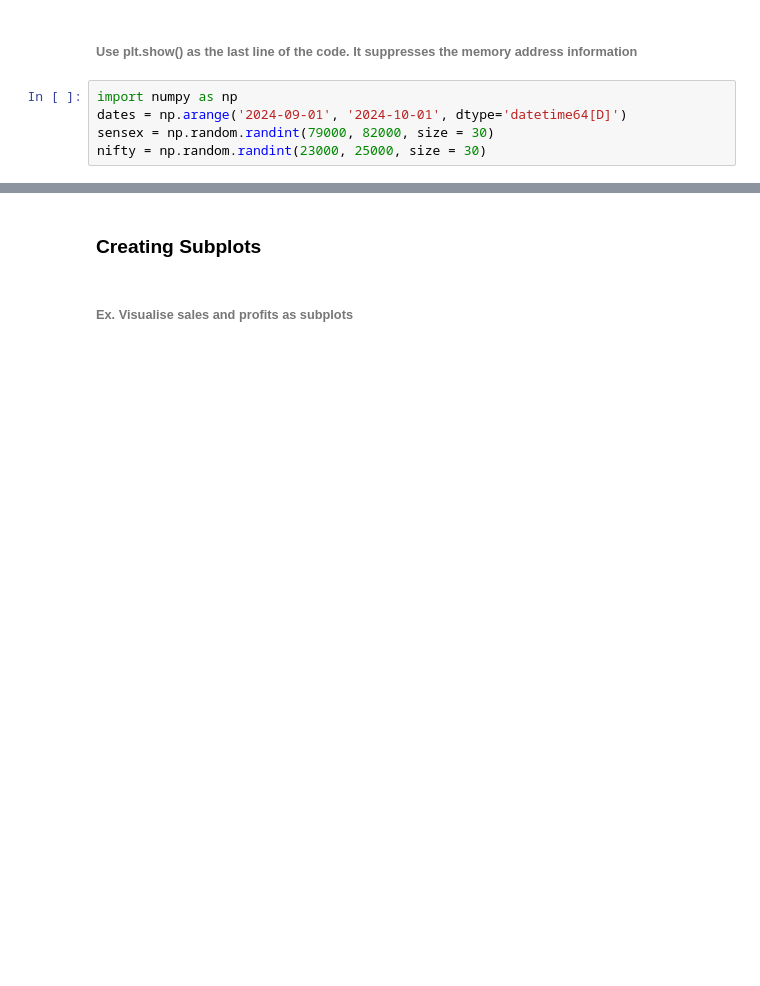
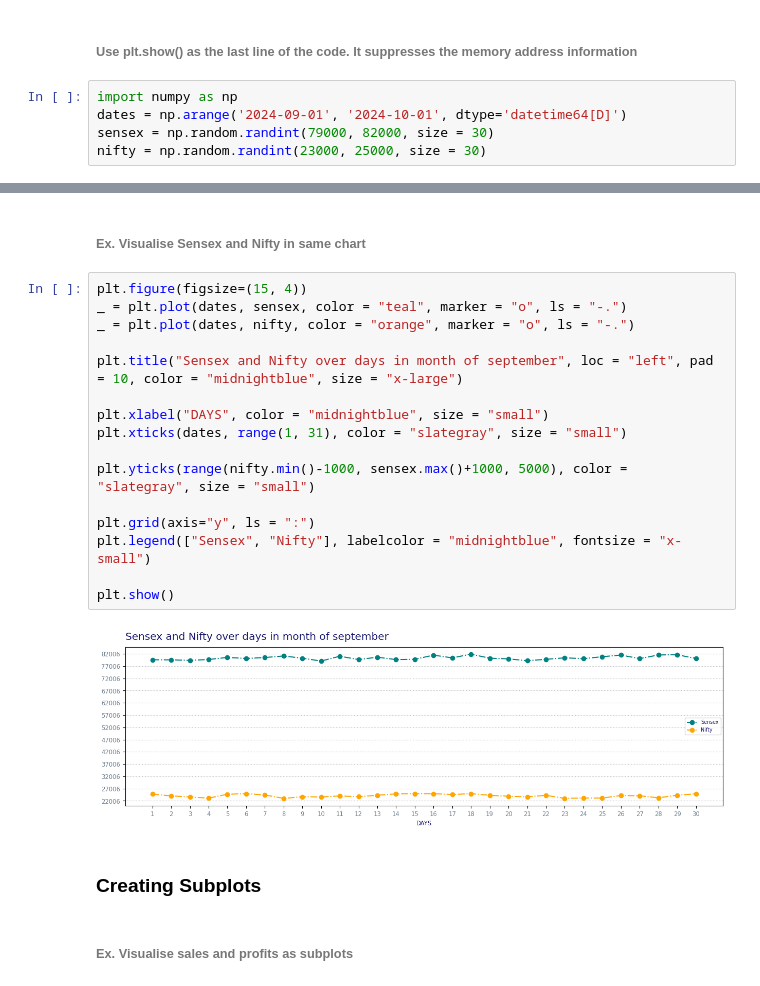
Before and after one commit to knowledge-corner/Optum_Global_nov_24, a Jupyter notebook: Day - 1.ipynb, the cells around one changed output, grey strips where cells are left out. Cells and saved outputs as stored; diff of their text form; blank space fills up the shorter version.

```diff
--- a/Day - 1.ipynb
+++ b/Day - 1.ipynb
@@ -1274,3 +1295,23 @@ nifty = np.random.randint(23000, 25000, size = 30)
+# %% [markdown]
+###### Ex. Visualise Sensex and Nifty in same chart
+# %%
+plt.figure(figsize=(15, 4))
+_ = plt.plot(dates, sensex, color = "teal", marker = "o", ls = "-.")
+_ = plt.plot(dates, nifty, color = "orange", marker = "o", ls = "-.")
+
+plt.title("Sensex and Nifty over days in month of september", loc = "left", pad = 10, color = "midnightblue", size = "x-large")
+
+plt.xlabel("DAYS", color = "midnightblue", size = "small")
+plt.xticks(dates, range(1, 31), color = "slategray", size = "small")
+
+plt.yticks(range(nifty.min()-1000, sensex.max()+1000, 5000), color = "slategray", size = "small")
+
+plt.grid(axis="y", ls = ":")
+plt.legend(["Sensex", "Nifty"], labelcolor = "midnightblue", fontsize = "x-small")
+
+plt.show()
+# %% [output]
+[figure, added]
 # %% [markdown]
 ### Creating Subplots
 # %% [markdown]
```
Also changed, not shown: parts of 3 cells of this notebook, 1 other file.
